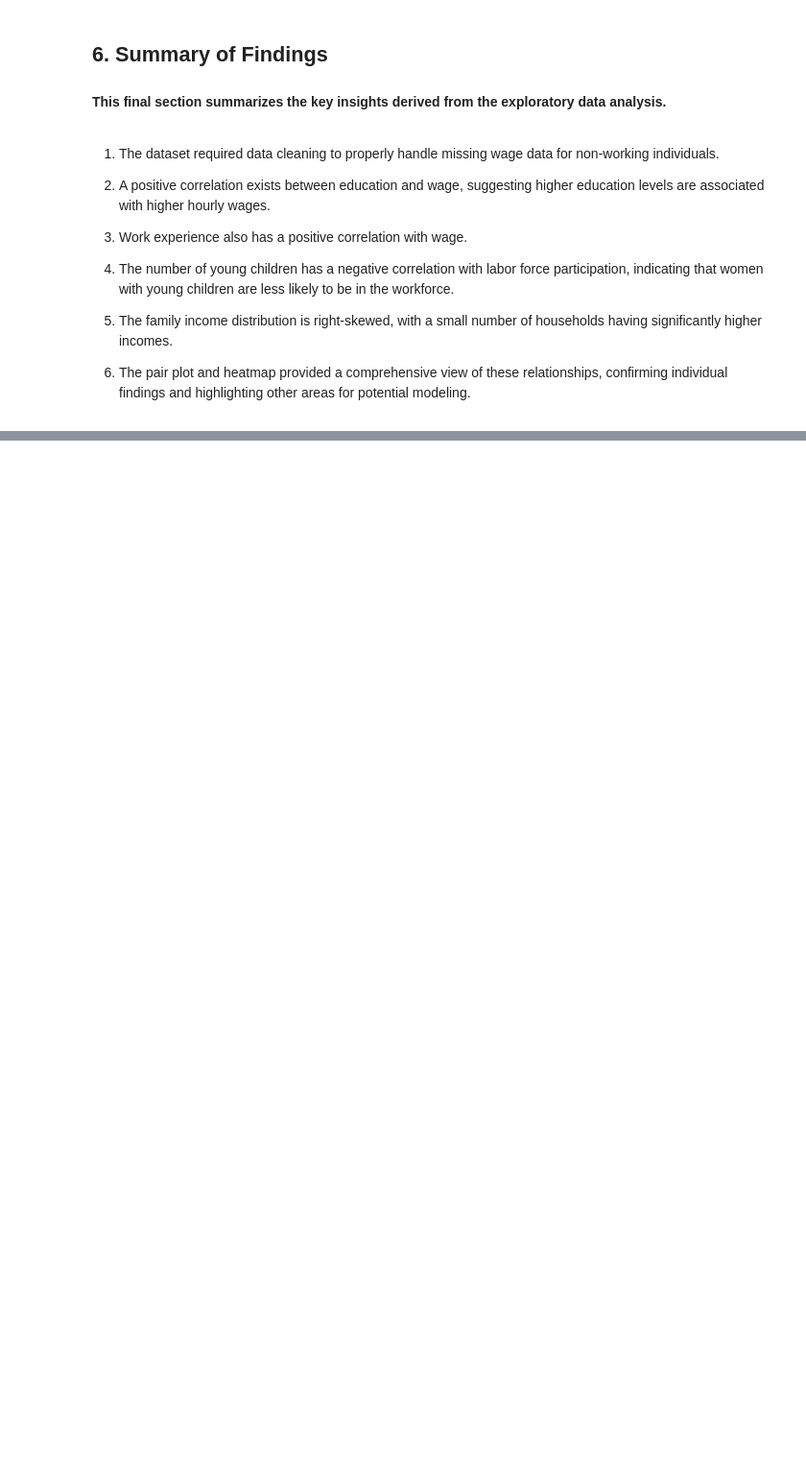
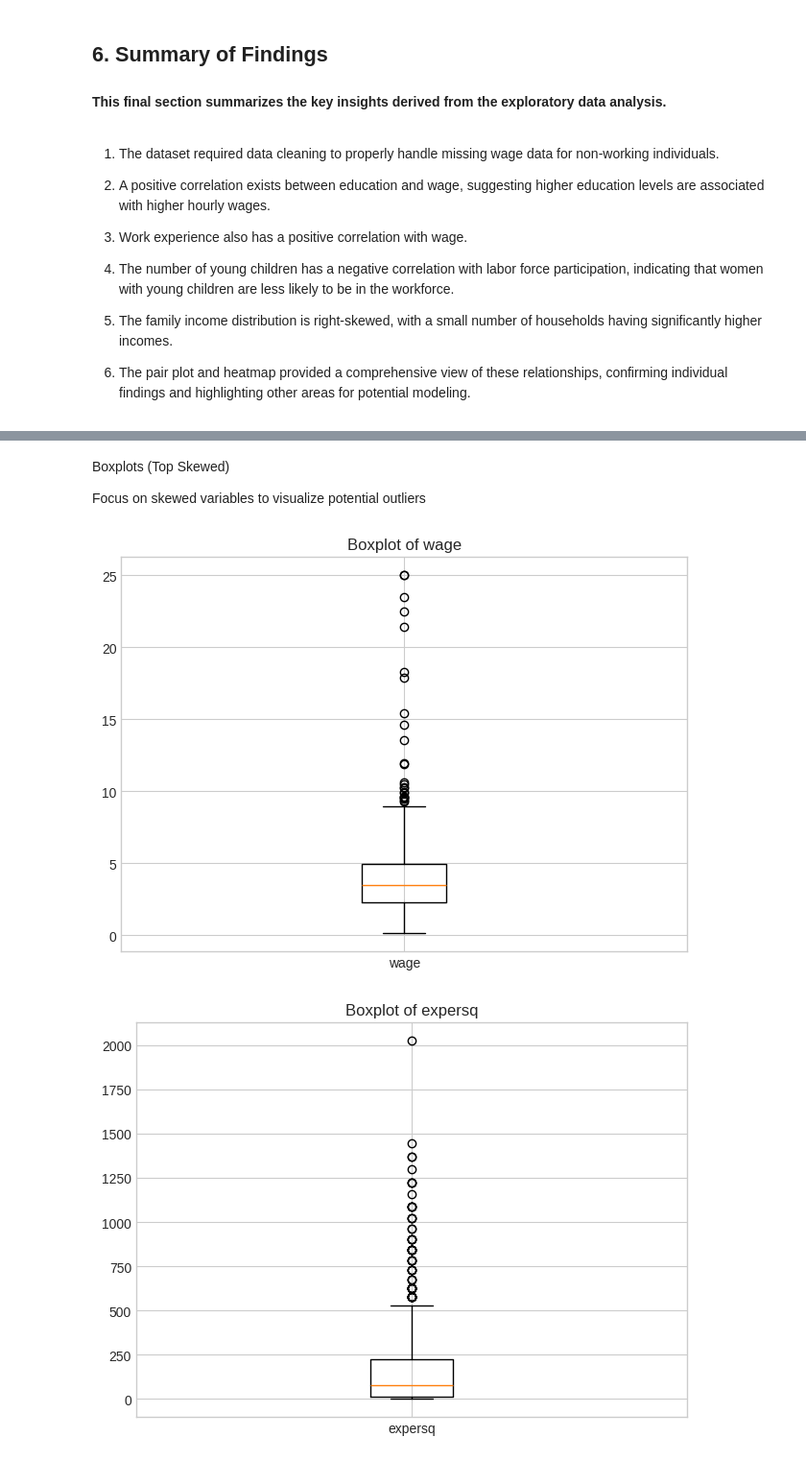
Before and after one commit to Armaan8/EDA, a Jupyter notebook: 22BDS0317.ipynb, the cells around one changed output, grey strips where cells are left out. Shown at 96% size. Cells and saved outputs as stored; diff of their text form; code cells hidden in the pictures; blank space fills up the shorter version.

```diff
--- a/22BDS0317.ipynb
+++ b/22BDS0317.ipynb
@@ -290,0 +402,16 @@ plt.show()
+# %% [markdown]
+Boxplots (Top Skewed)
+
+Focus on skewed variables to visualize potential outliers
+# %%
+skewed_vars = desc.sort_values('skew', ascending=False).head(6).index.tolist()
+
+for col in skewed_vars:
+    plt.figure()
+    plt.boxplot(df_num[col].dropna(), labels=[col])
+    plt.title(f'Boxplot of {col}')
+    plt.tight_layout()
+    plt.show()
+# %% [output]
+[figure, added]
+[figure, added]
```
Also changed, not shown: parts of 26 cells of this notebook.
